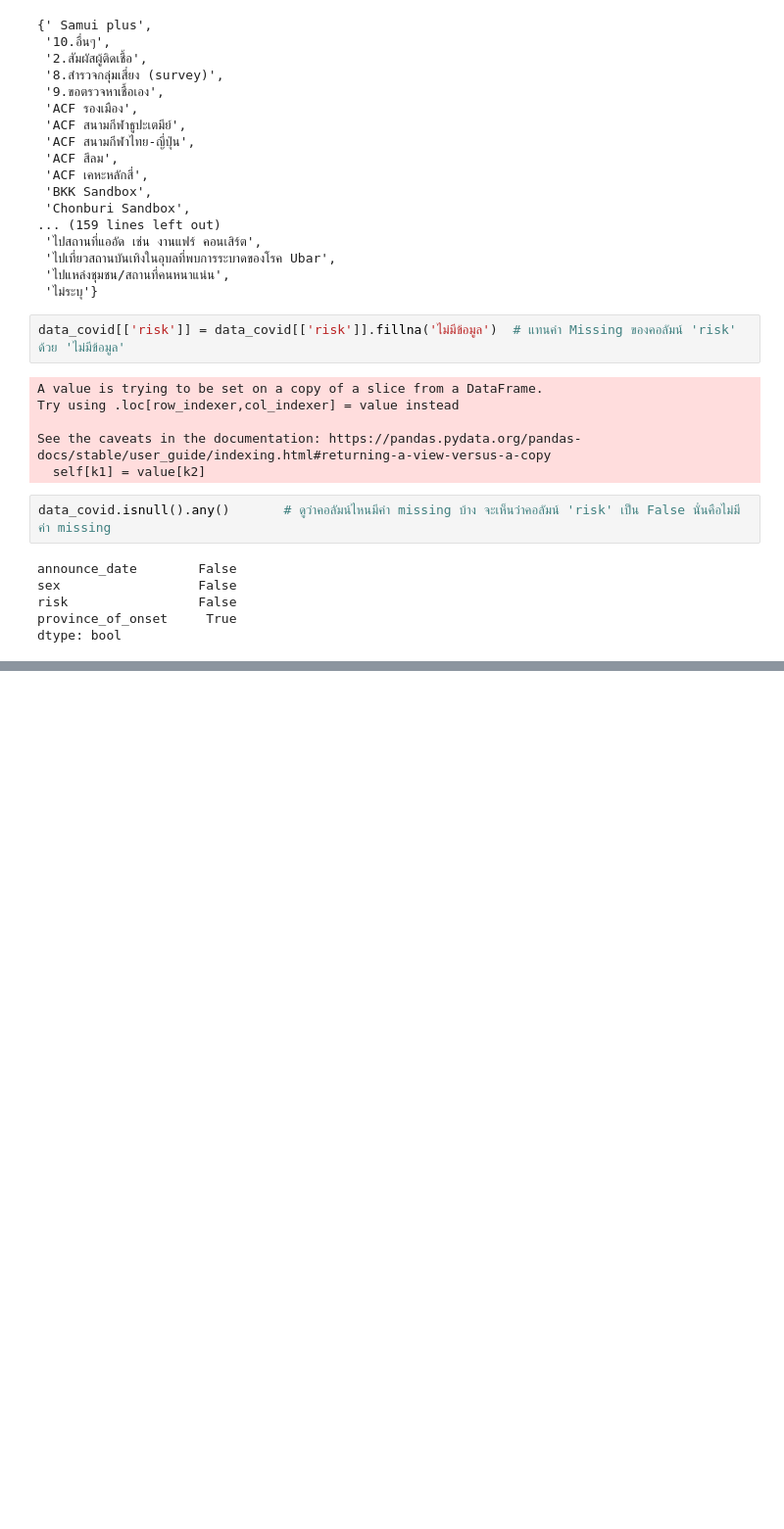
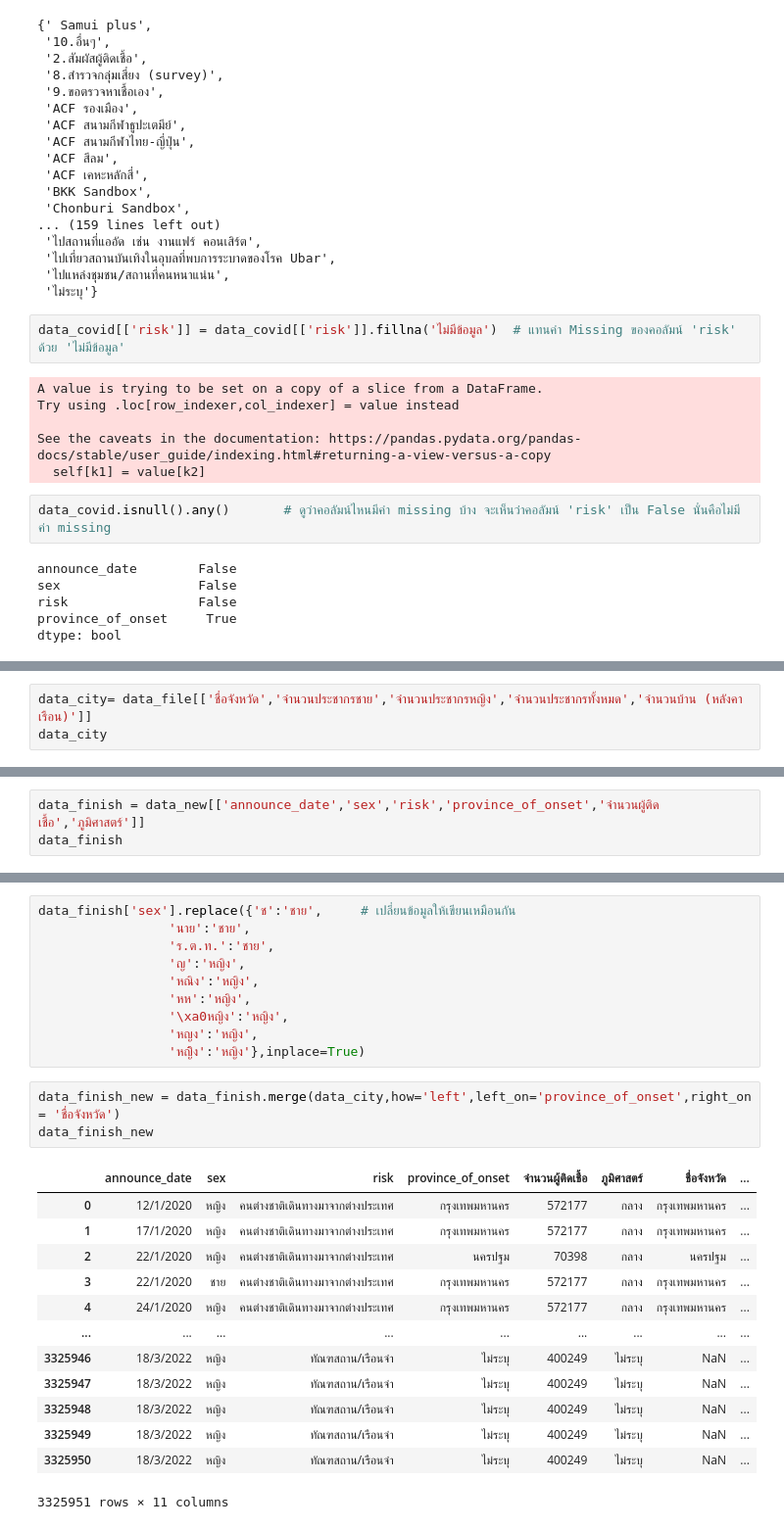
Before and after one commit to Supaporn-Bututham/data_viz_2022, a Jupyter notebook: Project_DataViz.ipynb, the cells around one changed output, grey strips where cells are left out. Shown at 98% size. Drawn from its saved outputs; the diff is of its cells as text; blank space fills up the shorter version.

```diff
--- a/Project_DataViz.ipynb
+++ b/Project_DataViz.ipynb
@@ -258,0 +1016,3 @@ dtype: bool
+# %%
+data_city= data_file[['ชื่อจังหวัด','จำนวนประชากรชาย','จำนวนประชากรหญิง','จำนวนประชากรทั้งหมด','จำนวนบ้าน (หลังคาเรือน)']]
+data_city
@@ -258,0 +1151,3 @@ dtype: bool
+# %%
+data_finish = data_new[['announce_date','sex','risk','province_of_onset','จำนวนผู้ติดเชื้อ','ภูมิศาสตร์']]
+data_finish
@@ -258,0 +1168,27 @@ dtype: bool
+# %%
+data_finish['sex'].replace({'ช':'ชาย',     # เปลี่ยนข้อมูลให้เขียนเหมือนกัน
+                 'นาย':'ชาย',
+                 'ร.ต.ท.':'ชาย',
+                 'ญ':'หญิง',
+                 'หณิง':'หญิง',
+                 'หห':'หญิง',
+                 '\xa0หญิง':'หญิง',
+                 'หญง':'หญิง',
+                 'หญิิง':'หญิง'},inplace=True)
+# %%
+data_finish_new = data_finish.merge(data_city,how='left',left_on='province_of_onset',right_on = 'ชื่อจังหวัด')
+data_finish_new
+# %% [output]
+|  | announce_date | sex | risk | province_of_onset | จำนวนผู้ติดเชื้อ | ภูมิศาสตร์ | ชื่อจังหวัด | ... |
+| 0 | 12/1/2020 | หญิง | คนต่างชาติเดินทางมาจากต่างประเทศ | กรุงเทพมหานคร | 572177 | กลาง | กรุงเทพมหานคร | ... |
+| 1 | 17/1/2020 | หญิง | คนต่างชาติเดินทางมาจากต่างประเทศ | กรุงเทพมหานคร | 572177 | กลาง | กรุงเทพมหานคร | ... |
+| 2 | 22/1/2020 | หญิง | คนต่างชาติเดินทางมาจากต่างประเทศ | นครปฐม | 70398 | กลาง | นครปฐม | ... |
+| 3 | 22/1/2020 | ชาย | คนต่างชาติเดินทางมาจากต่างประเทศ | กรุงเทพมหานคร | 572177 | กลาง | กรุงเทพมหานคร | ... |
+| 4 | 24/1/2020 | หญิง | คนต่างชาติเดินทางมาจากต่างประเทศ | กรุงเทพมหานคร | 572177 | กลาง | กรุงเทพมหานคร | ... |
+| ... | ... | ... | ... | ... | ... | ... | ... | ... |
+| 3325946 | 18/3/2022 | หญิง | ทัณฑสถาน/เรือนจำ | ไม่ระบุ | 400249 | ไม่ระบุ | NaN | ... |
+| 3325947 | 18/3/2022 | หญิง | ทัณฑสถาน/เรือนจำ | ไม่ระบุ | 400249 | ไม่ระบุ | NaN | ... |
+| 3325948 | 18/3/2022 | หญิง | ทัณฑสถาน/เรือนจำ | ไม่ระบุ | 400249 | ไม่ระบุ | NaN | ... |
+| 3325949 | 18/3/2022 | หญิง | ทัณฑสถาน/เรือนจำ | ไม่ระบุ | 400249 | ไม่ระบุ | NaN | ... |
+| 3325950 | 18/3/2022 | หญิง | ทัณฑสถาน/เรือนจำ | ไม่ระบุ | 400249 | ไม่ระบุ | NaN | ... |
+3325951 rows × 11 columns
```
Also changed, not shown: parts of 64 cells of this notebook.
